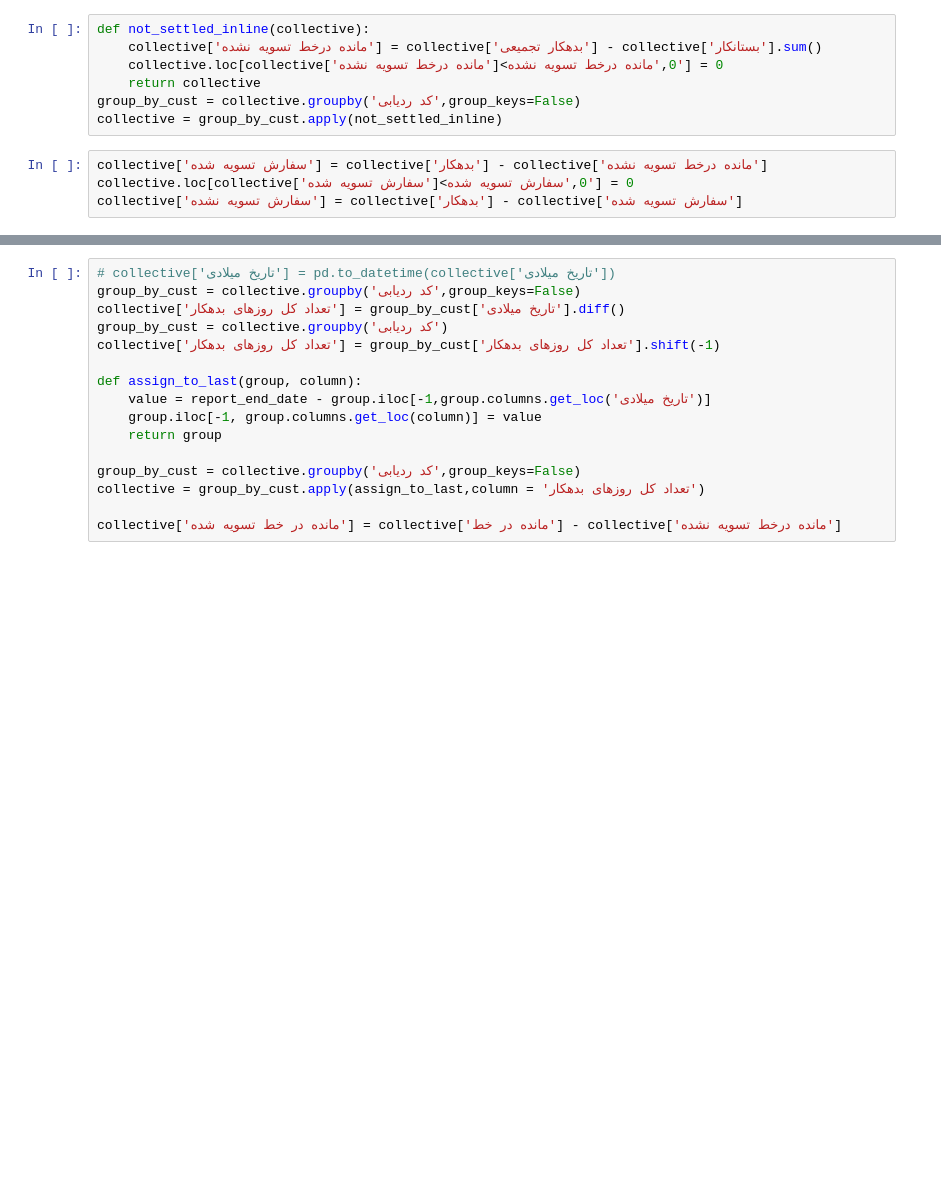
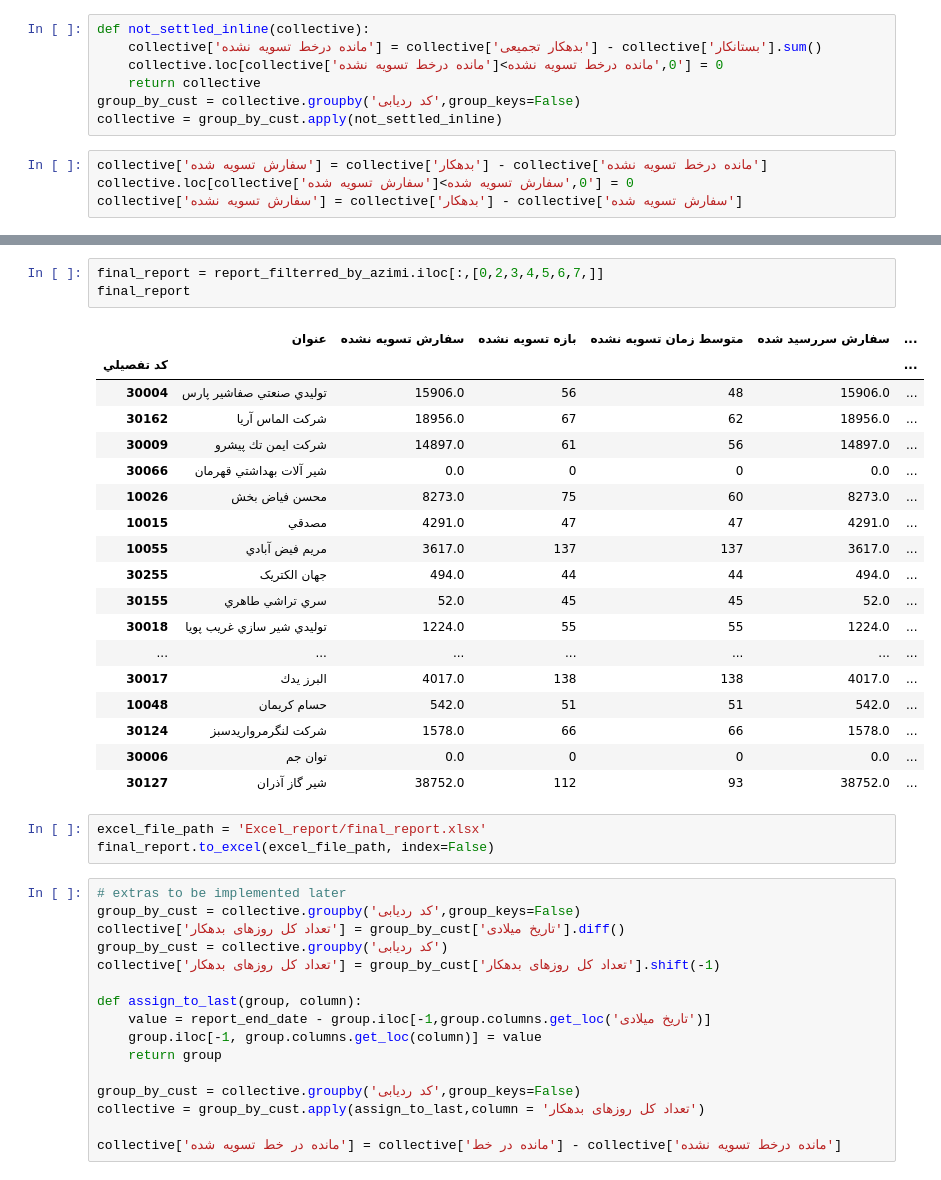
Before and after one commit to SahandSM/Chips_Report, a Jupyter notebook: main.ipynb, the cells around one changed output, grey strips where cells are left out. Drawn from its saved outputs; the diff is of its cells as text; blank space fills up the shorter version.

```diff
--- a/main.ipynb
+++ b/main.ipynb
@@ -126,5 +105,30 @@ group_by_cust.sum(numeric_only=True)
+# %%
+final_report = report_filterred_by_azimi.iloc[:,[0,2,3,4,5,6,7,]]
+final_report
+# %% [output]
+|  | عنوان | سفارش تسویه نشده | بازه تسویه نشده | متوسط زمان تسویه نشده | سفارش سررسید شده | ... |
+| كد تفصيلي |  |  |  |  |  | ... |
+| 30004 | توليدي صنعتي صفاشير پارس | 15906.0 | 56 | 48 | 15906.0 | ... |
+| 30162 | شركت الماس آريا | 18956.0 | 67 | 62 | 18956.0 | ... |
+| 30009 | شركت ايمن تك پيشرو | 14897.0 | 61 | 56 | 14897.0 | ... |
+| 30066 | شير آلات بهداشتي قهرمان | 0.0 | 0 | 0 | 0.0 | ... |
+| 10026 | محسن فياض بخش | 8273.0 | 75 | 60 | 8273.0 | ... |
+| 10015 | مصدقي | 4291.0 | 47 | 47 | 4291.0 | ... |
+| 10055 | مريم فيض آبادي | 3617.0 | 137 | 137 | 3617.0 | ... |
+| 30255 | جهان الکتریک | 494.0 | 44 | 44 | 494.0 | ... |
+| 30155 | سري تراشي طاهري | 52.0 | 45 | 45 | 52.0 | ... |
+| 30018 | توليدي شير سازي غريب پويا | 1224.0 | 55 | 55 | 1224.0 | ... |
+| ... | ... | ... | ... | ... | ... | ... |
+| 30017 | البرز يدك | 4017.0 | 138 | 138 | 4017.0 | ... |
+| 10048 | حسام كريمان | 542.0 | 51 | 51 | 542.0 | ... |
+| 30124 | شركت لنگرمرواريدسبز | 1578.0 | 66 | 66 | 1578.0 | ... |
+| 30006 | توان جم | 0.0 | 0 | 0 | 0.0 | ... |
+| 30127 | شير گاز آذران | 38752.0 | 112 | 93 | 38752.0 | ... |
+# %%
+excel_file_path = 'Excel_report/final_report.xlsx'
+final_report.to_excel(excel_file_path, index=False)
 # %%
-# collective['تاريخ میلادی'] = pd.to_datetime(collective['تاريخ میلادی'])
+# extras to be implemented later
 group_by_cust = collective.groupby('کد ردیابی',group_keys=False)
 collective['تعداد کل روزهای بدهکار'] = group_by_cust['تاريخ میلادی'].diff()
 group_by_cust = collective.groupby('کد ردیابی')
```
Also changed, not shown: parts of 17 cells of this notebook, 10 other files.
